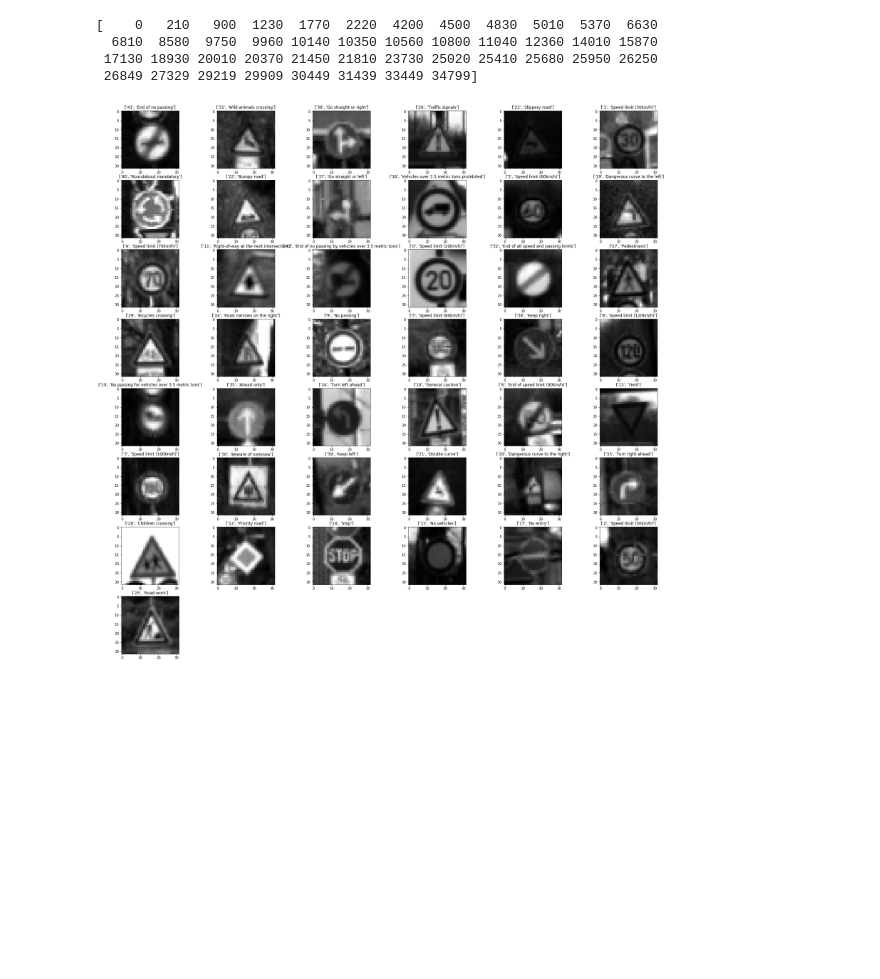
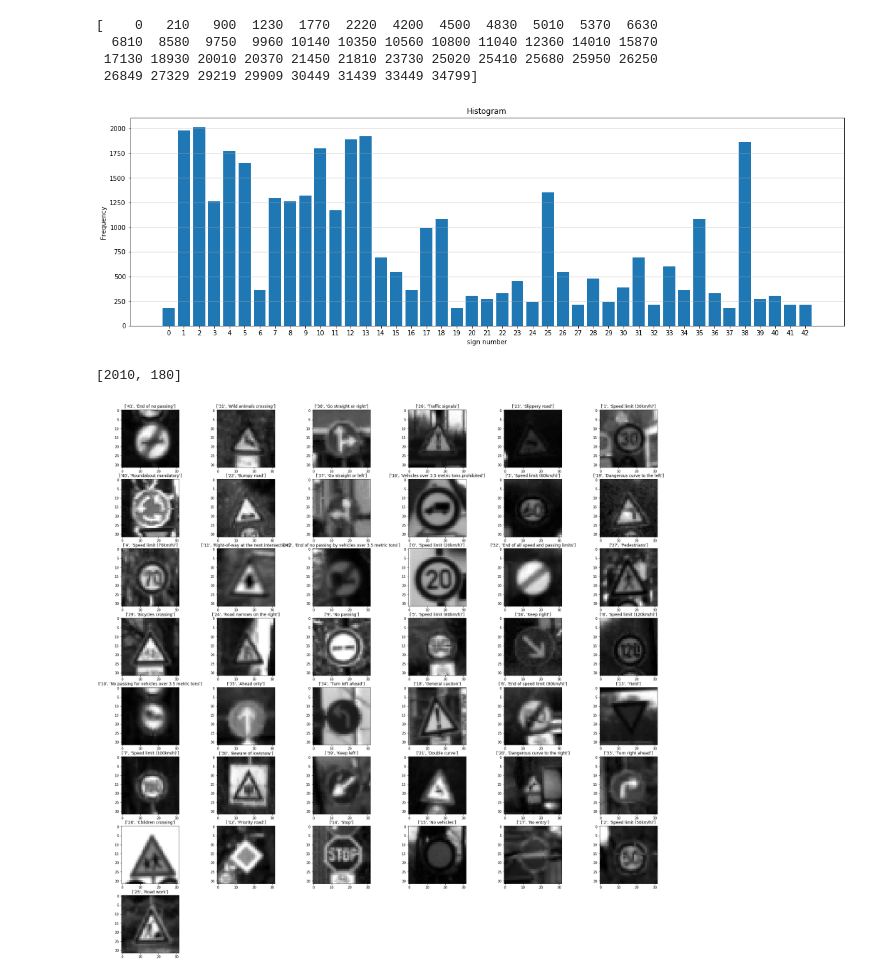
Before and after one commit to demigecko/CarND-Traffic-Sign-Classifier-Project, a Jupyter notebook: Traffic_Sign_Classifier.ipynb, the cells around one changed output. Saved outputs shown, nothing was run; the diff lists cells and outputs as text; code cells hidden in the pictures; blank space fills up the shorter version.

```diff
--- a/Traffic_Sign_Classifier.ipynb
+++ b/Traffic_Sign_Classifier.ipynb
@@ -151,6 +151,25 @@ print(index)
   6810  8580  9750  9960 10140 10350 10560 10800 11040 12360 14010 15870
  17130 18930 20010 20370 21450 21810 23730 25020 25410 25680 25950 26250
  26849 27329 29219 29909 30449 31439 33449 34799]
+# %%
+f = plt.figure(figsize=(20,6))
+unique, counts = np.unique(y_train, return_counts=True)
+classes_dict = dict(zip(unique, counts))
+plt.bar(range(len(classes_dict)), classes_dict.values(), align='center')
+plt.plot(figsize=(24,6))
+plt.grid(axis='y', alpha=0.75)
+plt.xlabel('sign number')
+plt.ylabel('Frequency')
+plt.title('Histogram')
+maxfreq = counts.max()
+plt.xticks(range(43),range(43));
+#plt.savefig('visualizations/unprocessed_distributions.png')
+# %% [output]
+[figure, added]
+# %%
+print([counts.max(), counts.min()])
+# %% [output]
+[2010, 180]
 # %%
 def show_with_matplotlib(img, title, pos):
     """Shows an image using matplotlib capabilities"""
```
Also changed, not shown: parts of 2 cells of this notebook, 1 other file.
